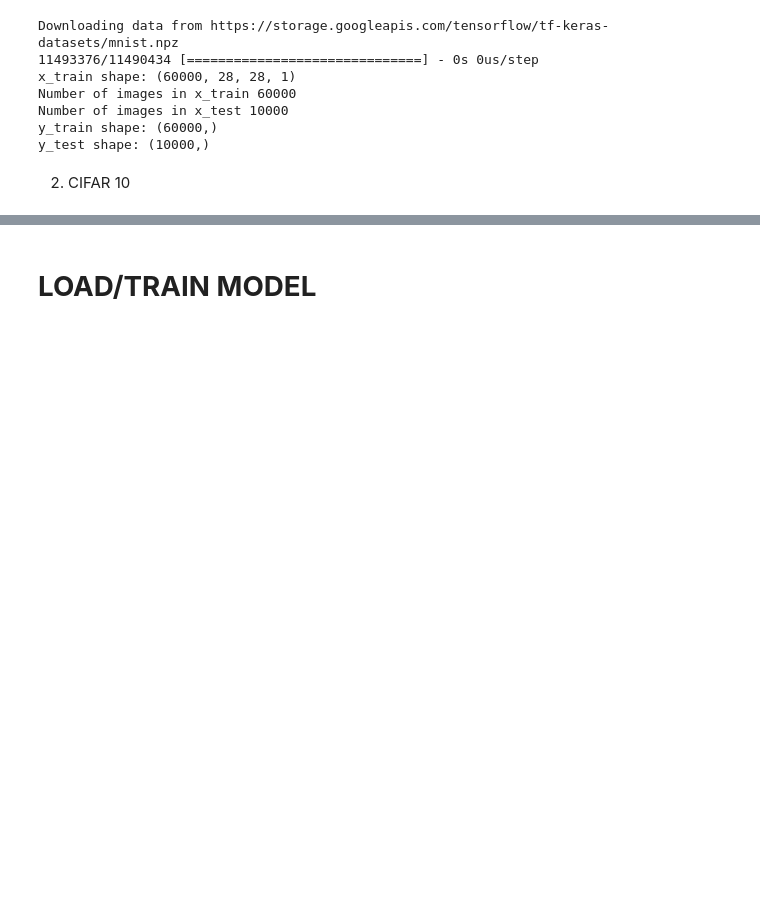
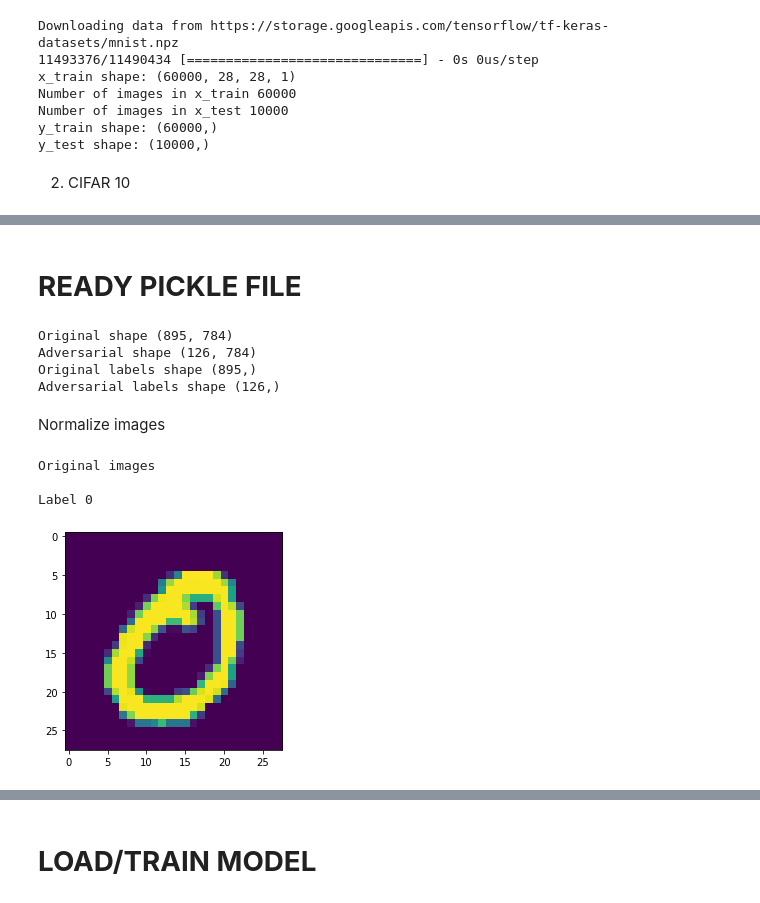
Before and after one commit to CyrilRJK/Natural-Computing-Project, a Jupyter notebook: Improved_Ga.ipynb, the cells around one changed output, grey strips where cells are left out. Cells and saved outputs as stored; diff of their text form; code cells hidden in the pictures; blank space fills up the shorter version.

```diff
--- a/Improved_Ga.ipynb
+++ b/Improved_Ga.ipynb
@@ -122,3 +120,24 @@ Number of images in x_train 50000
 Number of images in x_test 10000
 y_train shape: (50000, 10)
 input shape:  (32, 32, 1)
+# %% [markdown]
+
+# **READY PICKLE FILE**
+# %%
+with open('subset', 'rb') as f:
+    original = pickle.load(f)
+    adversarial= pickle.load(f)
+    original_y = pickle.load(f)
+    adversarial_y = pickle.load(f)
+# %%
+print(f"Original shape {original.shape}")
+print(f"Adversarial shape {adversarial.shape}")
+print(f"Original labels shape {original_y.shape}")
+print(f"Adversarial labels shape {adversarial_y.shape}")
+# %% [output]
+Original shape (895, 784)
+Adversarial shape (126, 784)
+Original labels shape (895,)
+Adversarial labels shape (126,)
+# %% [markdown]
+Normalize images
@@ -124,0 +146,9 @@ input shape:  (32, 32, 1)
+# %%
+print("Original images\n")
+plt.imshow(original[0].reshape(28,28))
+print(f"Label {original_y[0]}")
+# %% [output]
+Original images
+
+Label 0
+[figure, added]
```
Also changed, not shown: parts of 27 cells of this notebook.
